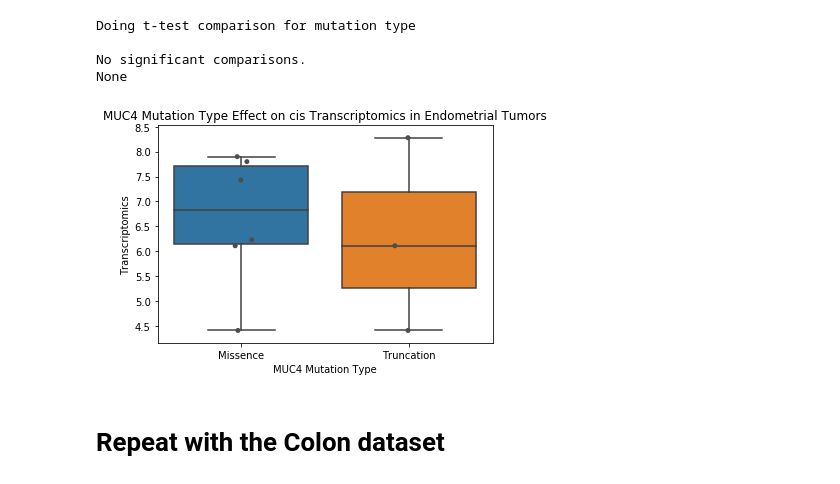
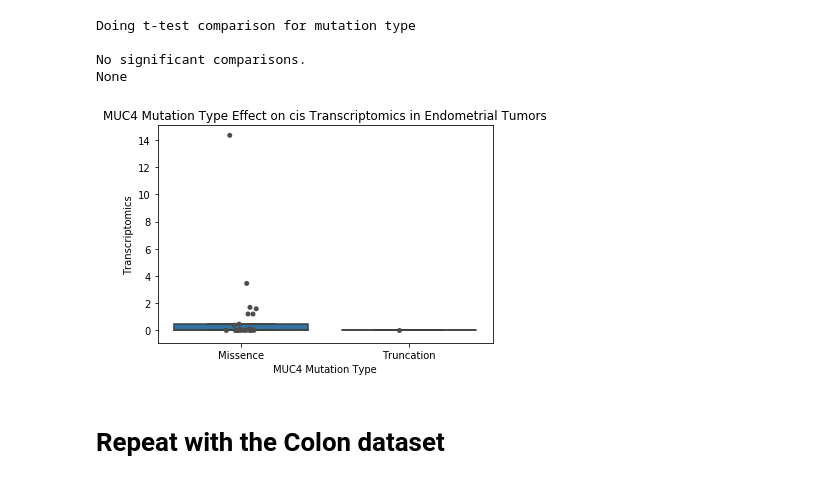
Before and after one commit to PayneLab/WhenMutationsMatter, a Jupyter notebook: Protein Notebooks/MUC4/MUC4_cis_transcriptomics.ipynb, the cells around one changed output. Cells and saved outputs as stored; diff of their text form; code cells hidden in the pictures.

```diff
--- a/Protein Notebooks/MUC4/MUC4_cis_transcriptomics.ipynb
+++ b/Protein Notebooks/MUC4/MUC4_cis_transcriptomics.ipynb
@@ -25,7 +23,7 @@ Enter the type of cancer and the cutoff for mutation frequency that you would li
 # %%
-en_object = cptac.Endometrial()
+ov_object = cptac.Ovarian()
 desired_cutoff = .1
 
-endometrial_freq_mut = al.get_frequently_mutated(en_object, cutoff = desired_cutoff)
-print('\n\nNumber of Frequently Mutated Genes:', len(endometrial_freq_mut), '\n', endometrial_freq_mut.head())
+ov_freq_mut = al.get_frequently_mutated(ov_object, cutoff=desired_cutoff)
+print('\n\nNumber of Frequently Mutated Genes:', len(ov_freq_mut), '\n', ov_freq_mut.head())
 # %% [output]
@@ -47,5 +43,5 @@ Select which type of omics you want to compare. If you want to compare proteomic
 # %%
-omics = en_object.get_transcriptomics()
+omics = ov_object.get_transcriptomics()
 # %% [markdown]
 ## Step 5: cis comparison
 # %% [markdown]
@@ -95,12 +91,12 @@ plt.show()
 Repeat above steps with mutation type comparison (missense vs. truncation)
 # %%
 # Prepare data frame for T-test
-en_type = f.get_missence_truncation_comparison(en_object, omics, 'transcriptomics', gene)
+ov_type = f.get_missence_truncation_comparison(ov_object, omics, 'transcriptomics', gene)
 #print(en_type.head())
 
 # T-test comparing means of missense vs. truncation effect on cis omics
 print("Doing t-test comparison for mutation type\n")
-significant_pval_results = al.wrap_ttest(en_type, 'binary_mutations', omics_col_list)
+significant_pval_results = al.wrap_ttest(ov_type, 'binary_mutations', omics_col_list)
 print(significant_pval_results)
 # %% [output]
 Doing t-test comparison for mutation type
@@ -109,15 +105,15 @@ No significant comparisons.
 None
 # %%
 # Step 5 - Create boxplt to compare missense and truncation type effect on omics data
-en_cis_boxplot = sns.boxplot(data = en_type, x = 'binary_mutations',
+ov_cis_boxplot = sns.boxplot(data = ov_type, x = 'binary_mutations',
                           y = transcriptomics_col, order = ["Missence","Truncation"], showfliers = False)
-en_cis_boxplot.set_title(gene + " Mutation Type Effect on cis Transcriptomics in Endometrial Tumors")
-en_cis_boxplot = sns.stripplot(data= en_type, x = 'binary_mutations',
+ov_cis_boxplot.set_title(gene + " Mutation Type Effect on cis Transcriptomics in Endometrial Tumors")
+ov_cis_boxplot = sns.stripplot(data= ov_type, x = 'binary_mutations',
                             y = transcriptomics_col,jitter = True, color = ".3", order = ["Missence","Truncation"])
-en_cis_boxplot.set(xlabel = gene + " Mutation Type", ylabel = 'Transcriptomics')
+ov_cis_boxplot.set(xlabel = gene + " Mutation Type", ylabel = 'Transcriptomics')
 plt.show()
 # %% [output]
-[figure, old version]
+[figure, new version]
 # %% [markdown]
 # Repeat with the Colon dataset
 # %% [markdown]
```
Also changed, not shown: parts of 19 cells of this notebook, 12 other files.
